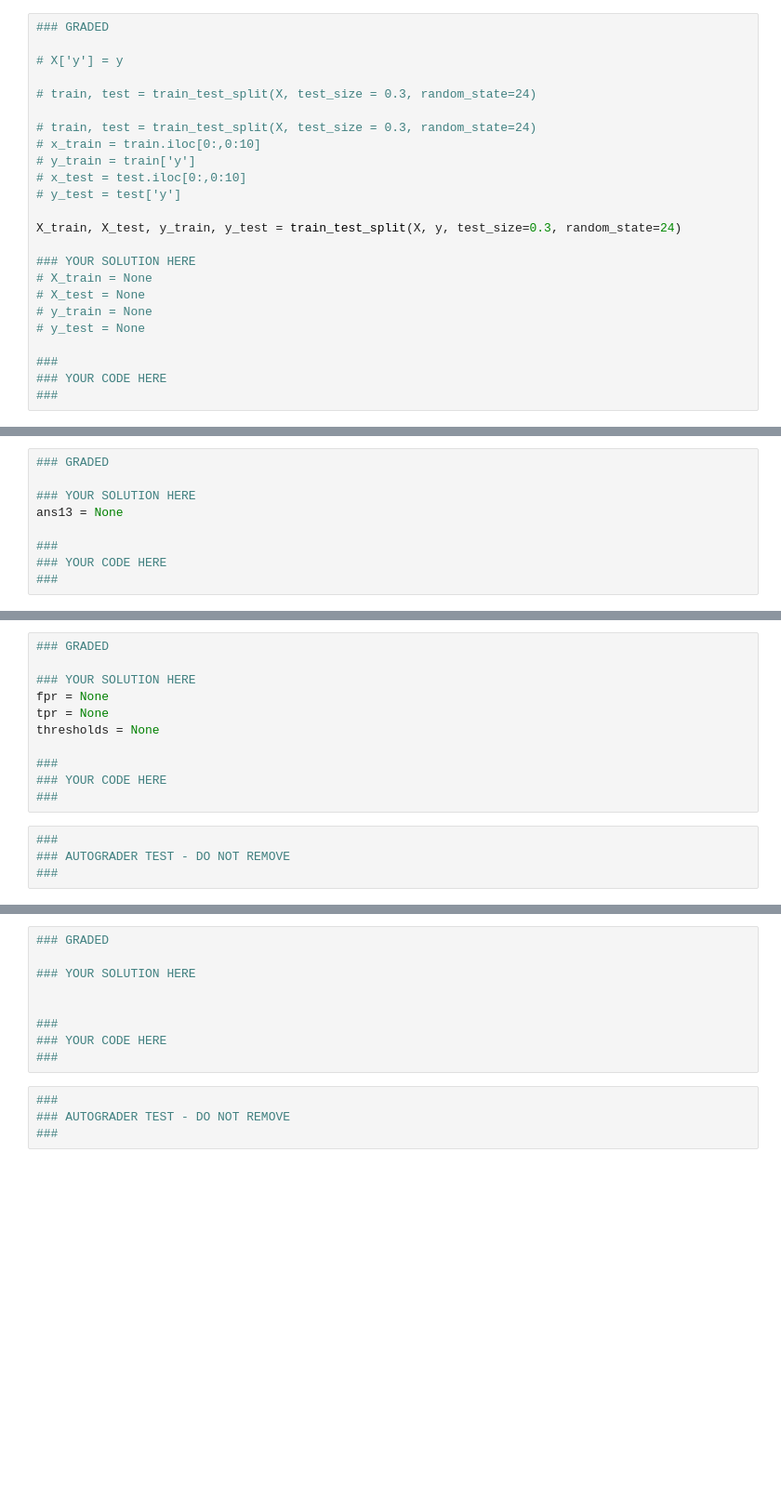
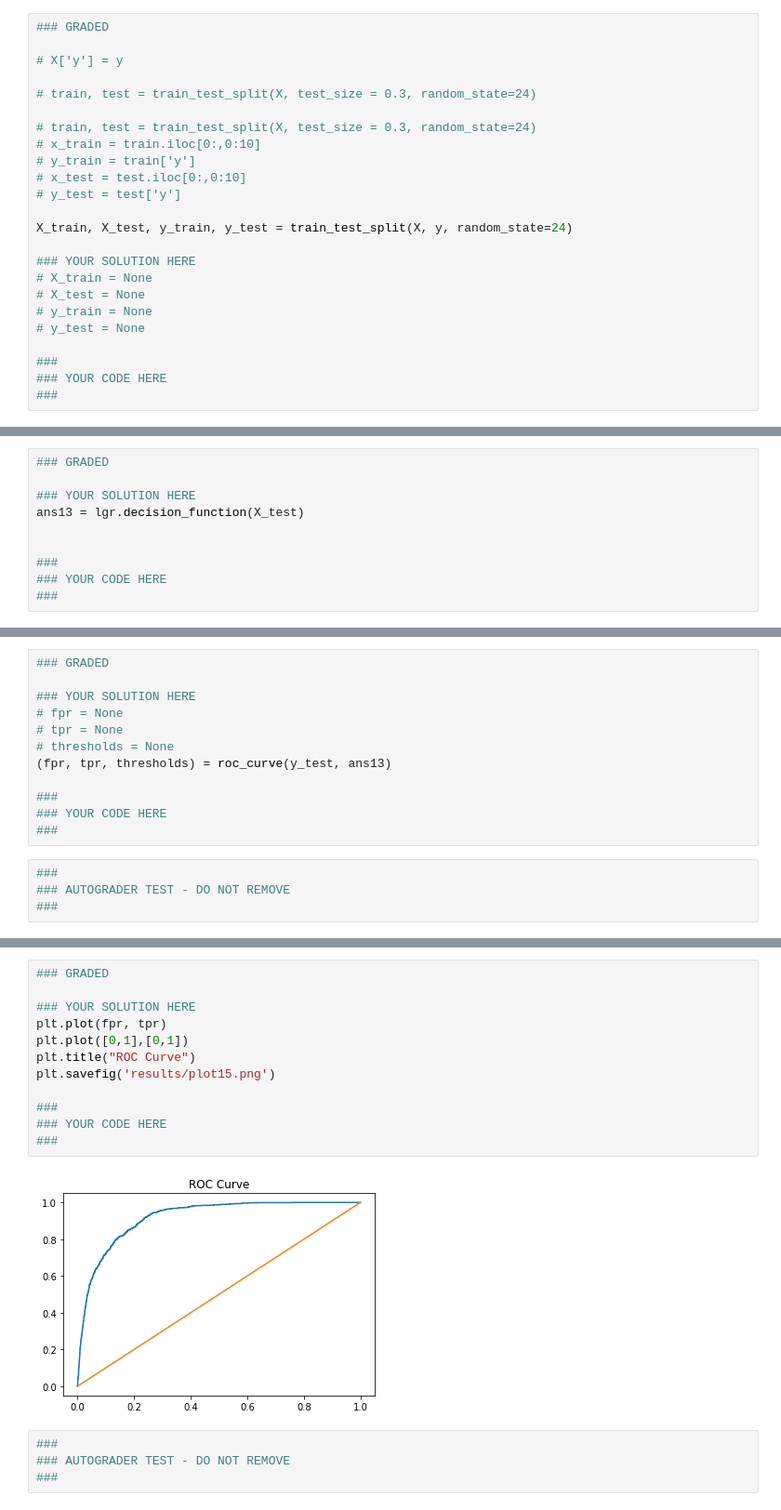
Before and after one commit to alexeimarcilio/Emeritus, a Jupyter notebook: Week16/startercode.0/Module_16_Evaluating_Data_Models.ipynb, the cells around one changed output, grey strips where cells are left out. Shown: that part at 93% size. Cells and saved outputs as stored; diff of their text form; blank space fills up the shorter version.

```diff
--- a/Week16/startercode.0/Module_16_Evaluating_Data_Models.ipynb
+++ b/Week16/startercode.0/Module_16_Evaluating_Data_Models.ipynb
@@ -450,7 +447,7 @@ X
 # x_test = test.iloc[0:,0:10]
 # y_test = test['y']
 
-X_train, X_test, y_train, y_test = train_test_split(X, y, test_size=0.3, random_state=24)
+X_train, X_test, y_train, y_test = train_test_split(X, y, random_state=24)
 
 ### YOUR SOLUTION HERE
 # X_train = None
@@ -743,7 +767,8 @@ from sklearn.metrics import roc_curve
 ### GRADED
 
 ### YOUR SOLUTION HERE
-ans13 = None
+ans13 = lgr.decision_function(X_test)
+
 
 ###
 ### YOUR CODE HERE
@@ -771,9 +804,10 @@ from sklearn.metrics import roc_curve
 ### GRADED
 
 ### YOUR SOLUTION HERE
-fpr = None
-tpr = None
-thresholds = None
+# fpr = None
+# tpr = None
+# thresholds = None
+(fpr, tpr, thresholds) = roc_curve(y_test, ans13)
 
 ###
 ### YOUR CODE HERE
@@ -798,12 +832,17 @@ Make a *unique* plot displaying `fpr` vs `tpr` and `tpr` vs `fpr` computed above
 # %%
 ### GRADED
 
 ### YOUR SOLUTION HERE
-
+plt.plot(fpr, tpr)
+plt.plot([0,1],[0,1])
+plt.title("ROC Curve")
+plt.savefig('results/plot15.png')
 
 ###
 ### YOUR CODE HERE
 ###
+# %% [output]
+[figure, added]
 # %%
 ###
 ### AUTOGRADER TEST - DO NOT REMOVE
```
Also changed, not shown: parts of 21 cells of this notebook, 5 other files.
